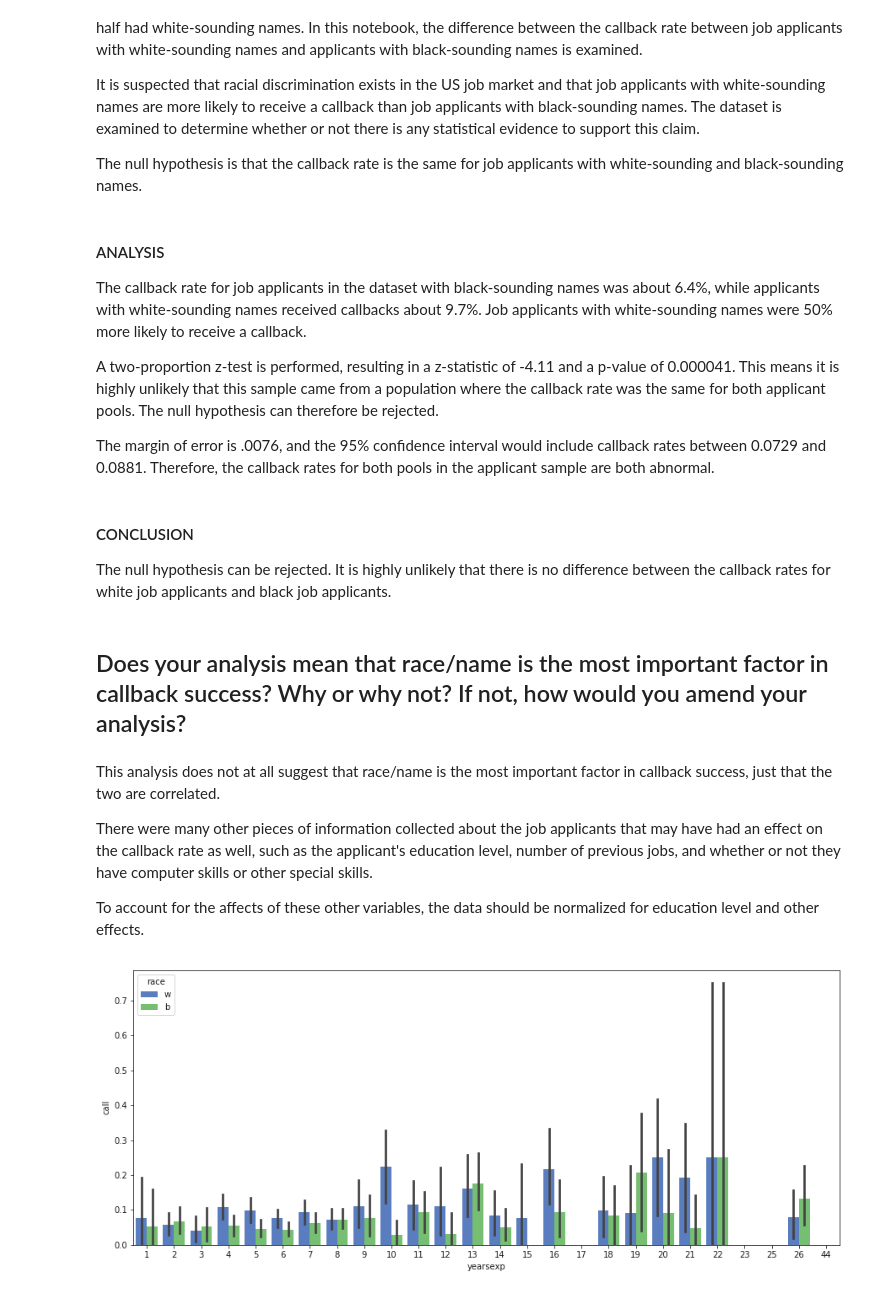
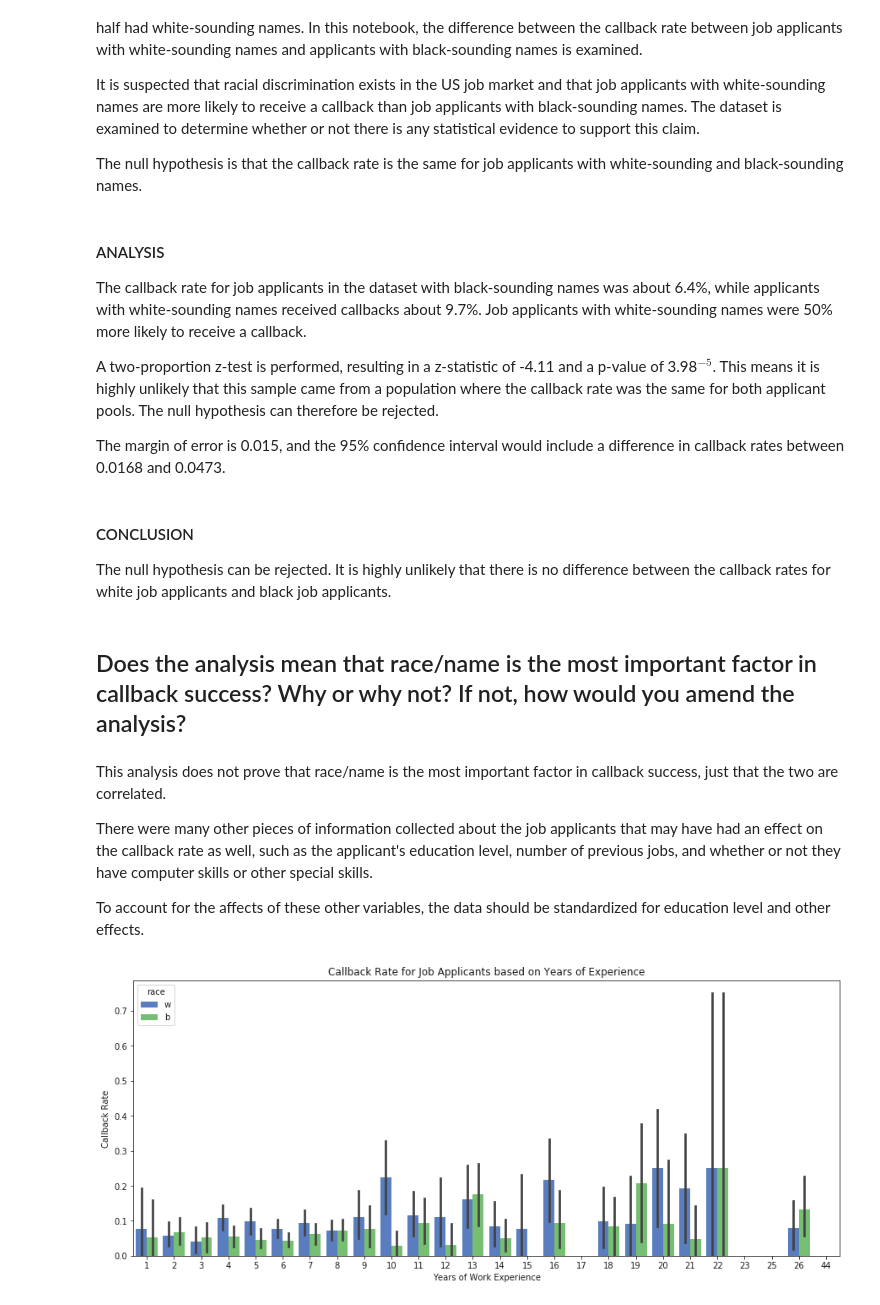
Before and after one commit to kellywong1314/Analytics-and-Machine-Learning, a Jupyter notebook: Mini-Projects/Racial Discrimination in US Job Market/sliderule_dsi_inferential_statistics_exercise_2.ipynb, the cells around one changed output. Saved outputs shown, nothing was run; the diff lists cells and outputs as text; code cells hidden in the pictures.

Commit message:
corrected p-value calculation added labels to final graphic

```diff
--- a/Mini-Projects/Racial Discrimination in US Job Market/sliderule_dsi_inferential_statistics_exercise_2.ipynb
+++ b/Mini-Projects/Racial Discrimination in US Job Market/sliderule_dsi_inferential_statistics_exercise_2.ipynb
@@ -161,24 +153,28 @@ The null hypothesis is that the callback rate is the same for job applicants wit
 
 The callback rate for job applicants in the dataset with black-sounding names was about 6.4%, while applicants with white-sounding names received callbacks about 9.7%. Job applicants with white-sounding names were 50% more likely to receive a callback.
 
-A two-proportion z-test is performed, resulting in a z-statistic of -4.11 and a p-value of 0.000041. This means it is highly unlikely that this sample came from a population where the callback rate was the same for both applicant pools. The null hypothesis can therefore be rejected.
+A two-proportion z-test is performed, resulting in a z-statistic of -4.11 and a p-value of 3.98$^{-5}$. This means it is highly unlikely that this sample came from a population where the callback rate was the same for both applicant pools. The null hypothesis can therefore be rejected.
 
-The margin of error is .0076, and the 95% confidence interval would include callback rates between 0.0729 and  0.0881. Therefore, the callback rates for both pools in the applicant sample are both abnormal.
+The margin of error is 0.015, and the 95% confidence interval would include a difference in callback rates between 0.0168 and 0.0473.
 # %% [markdown]
 #### CONCLUSION
 
 The null hypothesis can be rejected. It is highly unlikely that there is no difference between the callback rates for white job applicants and black job applicants.
 # %% [markdown]
-## Does your analysis mean that race/name is the most important factor in callback success? Why or why not? If not, how would you amend your analysis?
+## Does the analysis mean that race/name is the most important factor in callback success? Why or why not? If not, how would you amend the analysis?
 # %% [markdown]
-This analysis does not at all suggest that race/name is the most important factor in callback success, just that the two are correlated.
+This analysis does not prove that race/name is the most important factor in callback success, just that the two are correlated.
 
 There were many other pieces of information collected about the job applicants that may have had an effect on the callback rate as well, such as the applicant's education level, number of previous jobs, and whether or not they have computer skills or other special skills.
 
-To account for the affects of these other variables, the data should be normalized for education level and other effects.
+To account for the affects of these other variables, the data should be standardized for education level and other effects.
 # %%
 plt.figure(figsize=(15,6))
 sns.barplot(x="yearsexp", y='call', hue="race", data=data, palette='muted')
+
+plt.xlabel('Years of Work Experience')
+plt.ylabel('Callback Rate')
+plt.title('Callback Rate for Job Applicants based on Years of Experience')
 plt.show()
 # %% [output]
-[figure, old version]
+[figure, new version]
```
Also changed, not shown: parts of 8 cells of this notebook.
